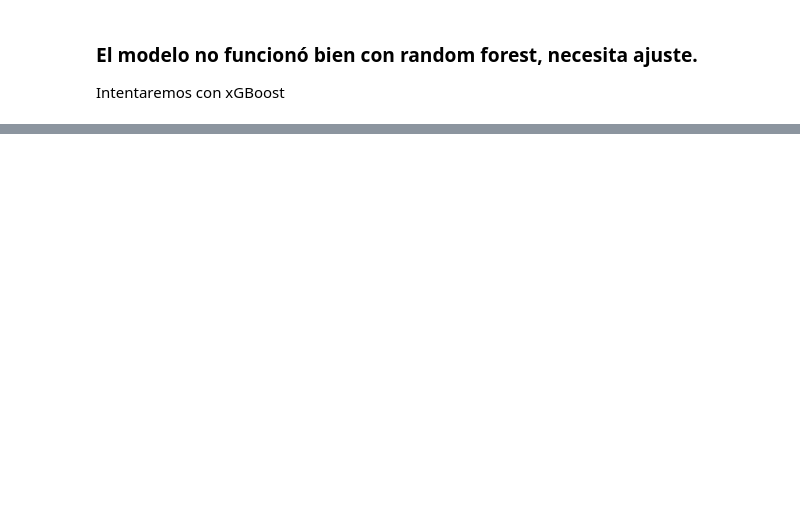
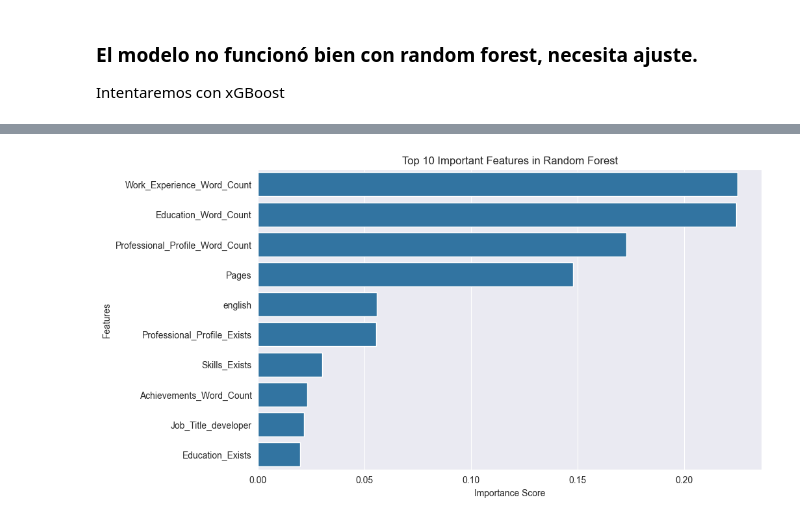
Before and after one commit to mastervecino/ProyectoFinalMaestria, a Jupyter notebook: Modelado base CVs.ipynb, the cells around one changed output, grey strips where cells are left out. Cells and saved outputs as stored; diff of their text form; code cells hidden in the pictures; blank space fills up the shorter version.

```diff
--- a/Modelado base CVs.ipynb
+++ b/Modelado base CVs.ipynb
@@ -612,0 +842,19 @@ dtype: float32
+# %%
+from sklearn.model_selection import RandomizedSearchCV
+from scipy.stats import randint
+
+param_dist = {
+    'n_estimators': randint(300, 1200),
+    'max_depth': [5, 10, 15, 20, None],
+    'min_samples_split': randint(2, 16),
+    'min_samples_leaf': randint(1, 7)
+}
+
+rf = RandomForestClassifier(random_state=69)
+random_search = RandomizedSearchCV(rf, param_distributions=param_dist, n_iter=100, cv=5, scoring='roc_auc', n_jobs=-1, verbose=1, random_state=69)
+random_search.fit(X_train, y_train)
+
+best_params = random_search.best_params_
+best_rf = random_search.best_estimator_
+
+print("Mejores hiperparámetros:", best_params)
@@ -612,0 +886,76 @@ dtype: float32
+# %%
+from bayes_opt import BayesianOptimization
+from sklearn.ensemble import RandomForestClassifier
+from sklearn.model_selection import cross_val_score, train_test_split
+from sklearn.metrics import roc_auc_score, classification_report
+
+# Define function to evaluate model performance using Bayesian Optimization
+def rf_evaluate(n_estimators, max_depth, min_samples_split, min_samples_leaf):
+    params = {
+        'n_estimators': int(n_estimators),
+        'max_depth': int(max_depth),
+        'min_samples_split': int(min_samples_split),
+        'min_samples_leaf': int(min_samples_leaf),
+        'random_state': 69
+    }
+    rf = RandomForestClassifier(**params)
+    score = cross_val_score(rf, X_train, y_train, cv=5, scoring='roc_auc').mean()  # Use mean AUC score
+    return score
+
+# Define the parameter bounds for Bayesian Optimization
+pbounds = {
+    'n_estimators': (300, 1200),
+    'max_depth': (5, 20),
+    'min_samples_split': (2, 15),
+    'min_samples_leaf': (1, 6)
+}
+
+# Initialize Bayesian Optimization
+optimizer = BayesianOptimization(
+    f=rf_evaluate,
+    pbounds=pbounds,
+    random_state=69,
+)
+
+# Run Bayesian Optimization
+optimizer.maximize(init_points=10, n_iter=50)  # 10 random points, 50 optimization steps
+
+# Extract the best parameters
+best_params = optimizer.max['params']
+print("🔹 Best Parameters Found:", best_params)
+
+# Train the best Random Forest Model
+best_rf = RandomForestClassifier(
+    n_estimators=int(best_params['n_estimators']),
+    max_depth=int(best_params['max_depth']),
+    min_samples_split=int(best_params['min_samples_split']),
+    min_samples_leaf=int(best_params['min_samples_leaf']),
+    random_state=69
+)
+best_rf.fit(X_train, y_train)  # Train model
+
+# Predict on test set
+y_pred = best_rf.predict(X_test)
+y_pred_proba = best_rf.predict_proba(X_test)[:, 1]
+
+# Model Evaluation
+auc_roc = roc_auc_score(y_test, y_pred_proba)
+print(f"\n🔹 AUC-ROC Score: {auc_roc:.4f}")
+
+print("\n🔹 Classification Report:\n", classification_report(y_test, y_pred))
+
+# Feature Importance
+feature_importances = pd.Series(best_rf.feature_importances_, index=X_train.columns).sort_values(ascending=False)
+print("\n🔹 Top 10 Feature Importance:\n", feature_importances.head(10))
+
+# Plot Feature Importance
+import matplotlib.pyplot as plt
+import seaborn as sns
+
+plt.figure(figsize=(10, 6))
+sns.barplot(x=feature_importances.head(10), y=feature_importances.head(10).index)
+plt.xlabel("Importance Score")
+plt.ylabel("Features")
+plt.title("Top 10 Important Features in Random Forest")
+plt.show()
+# %% [output]
@@ -612,0 +979 @@ dtype: float32
+[figure, added]
```
Also changed, not shown: parts of 50 cells of this notebook, 5 other files.
